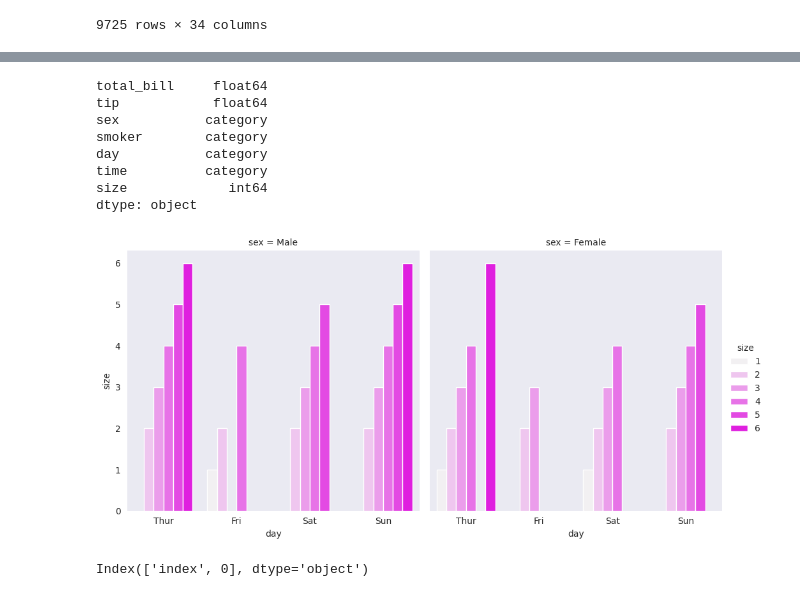
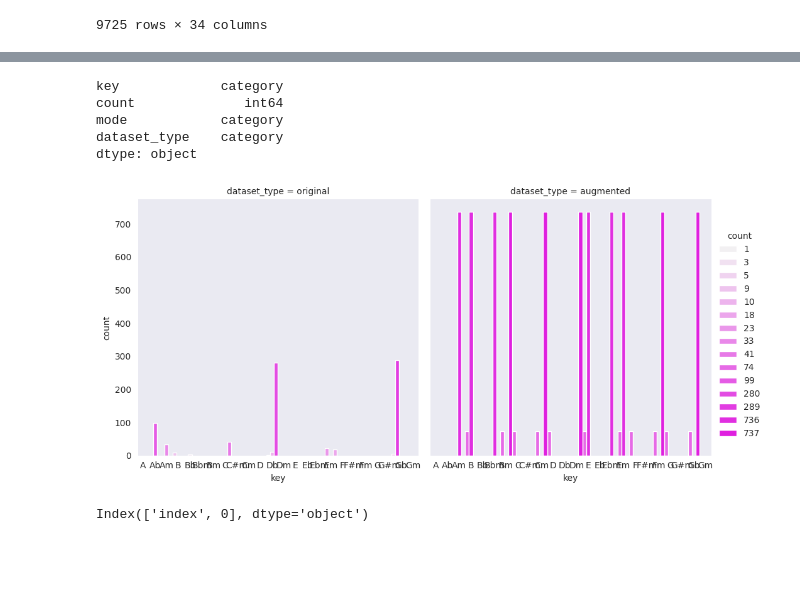
Before and after one commit to DavidNogales/DeepEarTraining, a Jupyter notebook: training_lab/notebooks/EDA_nottingham.ipynb, the cells around one changed output, grey strips where cells are left out. Saved outputs shown, nothing was run; the diff lists cells and outputs as text; code cells hidden in the pictures; blank space fills up the shorter version.

Commit message:
Fixed some plots

```diff
--- a/training_lab/notebooks/EDA_nottingham.ipynb
+++ b/training_lab/notebooks/EDA_nottingham.ipynb
@@ -730,26 +755,23 @@ Text(0.5, 1.05, 'Key Count Comparison')
 # %%
 # Load example dataset
-df = sns.load_dataset('tips')
+df = key_categories
 
 # Create a palette
-magenta_palette = sns.light_palette('magenta', n_colors=len(df['size'].unique()))
+magenta_palette = sns.light_palette('magenta', n_colors=len(df['count'].unique()))
 
 # Create a dictionary mapping values to colors
-color_dict = dict(zip(df['size'].sort_values(ascending=True).unique(), magenta_palette))
+color_dict = dict(zip(df['count'].sort_values(ascending=True).unique(), magenta_palette))
 print(df.dtypes)
 # Create a catplot using the color dictionary
-sns.catplot(x='day', y='size', data=df, hue='size', palette=color_dict, kind='bar', col='sex')
+sns.catplot(x='key', y='count', data=df, hue='count', palette=color_dict, kind='bar', col='dataset_type',width=5.0)
 plt.show()
 # %% [output]
-total_bill     float64
-tip            float64
-sex           category
-smoker        category
-day           category
-time          category
-size             int64
+key             category
+count              int64
+mode            category
+dataset_type    category
 dtype: object
-[figure, old version]
+[figure, new version]
 # %%
 def get_key_bar_plots(old_df, new_df):
     chords_occurrences_aug = old_df
```
Also changed, not shown: parts of 4 cells of this notebook.
